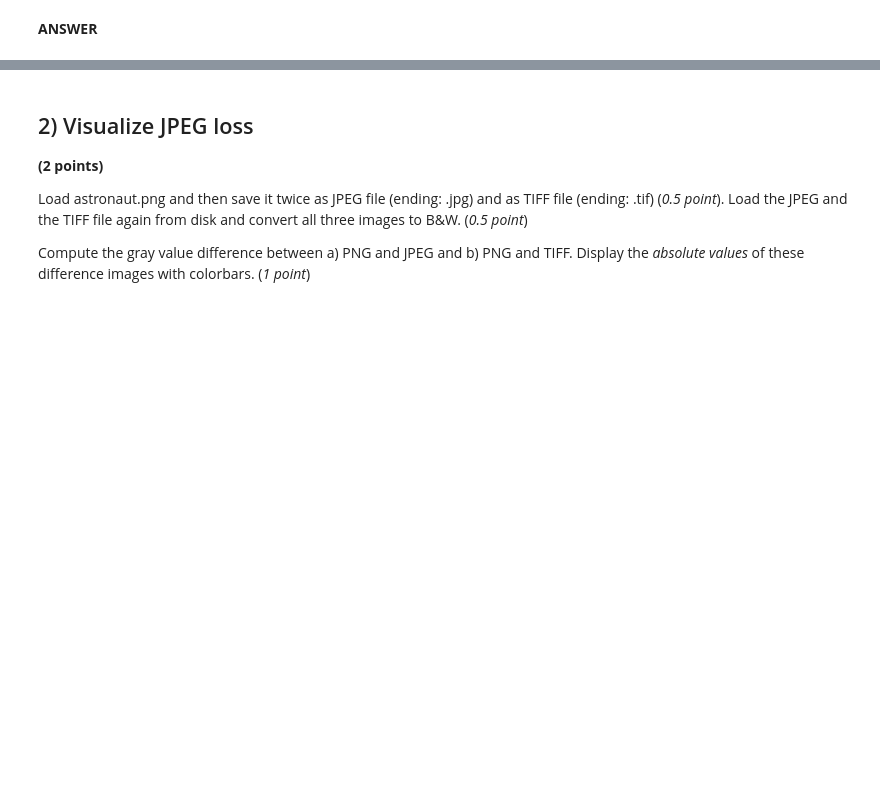
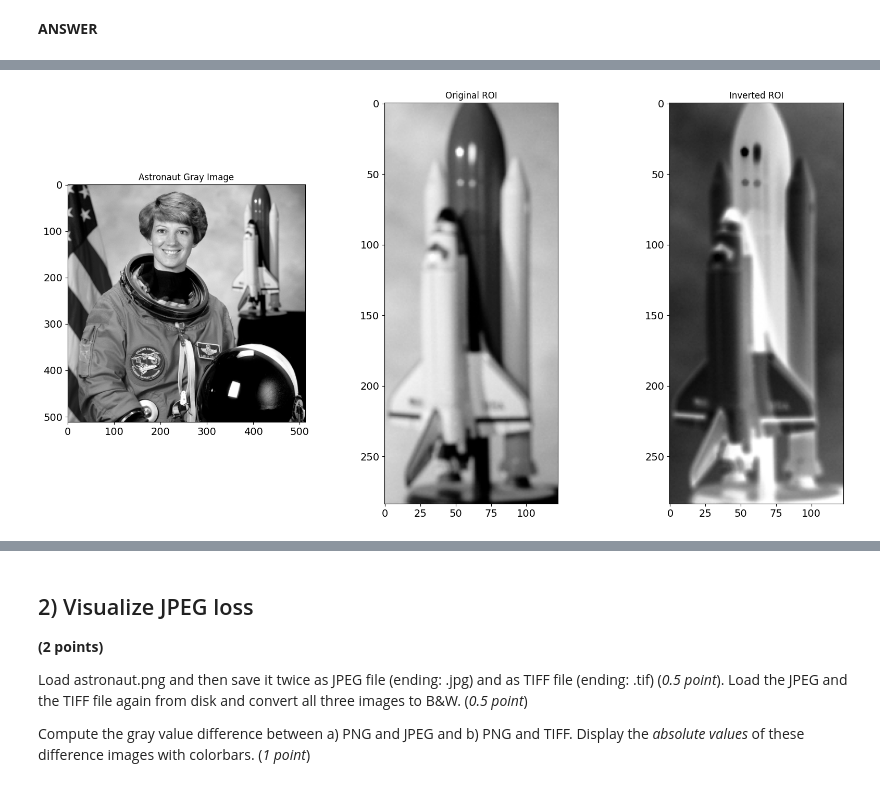
Before and after one commit to Matty-7/CS302-ComputerVision, a Jupyter notebook: CV_HW_1/Homework_1.ipynb, the cells around one changed output, grey strips where cells are left out. Cells and saved outputs as stored; diff of their text form; code cells hidden in the pictures; blank space fills up the shorter version.

```diff
--- a/CV_HW_1/Homework_1.ipynb
+++ b/CV_HW_1/Homework_1.ipynb
@@ -24,0 +32,27 @@ plt.rcParams['ytick.labelsize'] = 14
+# %%
+# (b) B&W + ROI + Invert_ROI
+from skimage import color, io
+astronaut_color = io.imread('astronaut.png')
+astronaut_gray = color.rgb2gray(astronaut_color)
+
+x1, x2, y1, y2 = 352, 475, 1, 285
+roi = astronaut_gray[y1:y2, x1:x2]
+roi_inverted = 1 - roi
+astronaut_modified = astronaut_gray.copy()
+astronaut_modified[y1:y2, x1:x2] = roi_inverted
+
+fig, axes = plt.subplots(1, 3, figsize=(20, 10))
+axes[0].imshow(astronaut_gray, cmap='gray')
+axes[0].set_title('Astronaut Gray Image')
+axes[0].axis('on')
+
+axes[1].imshow(roi, cmap='gray')
+axes[1].set_title('Original ROI')
+axes[1].axis('on')
+
+axes[2].imshow(roi_inverted, cmap='gray')
+axes[2].set_title('Inverted ROI')
+axes[2].axis('on')
+plt.show()
+# %% [output]
+[figure, added]
```
Also changed, not shown: parts of 4 cells of this notebook.
